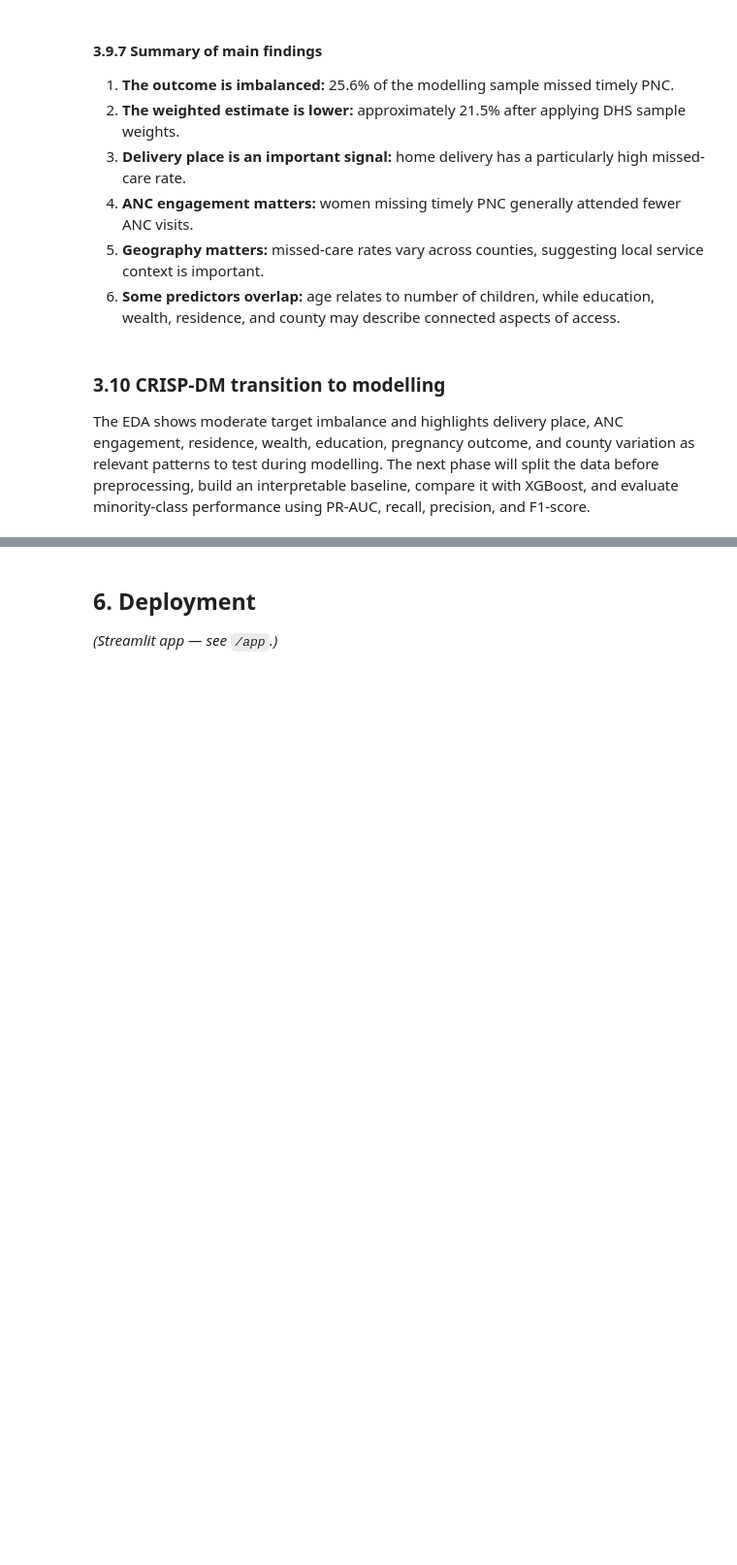
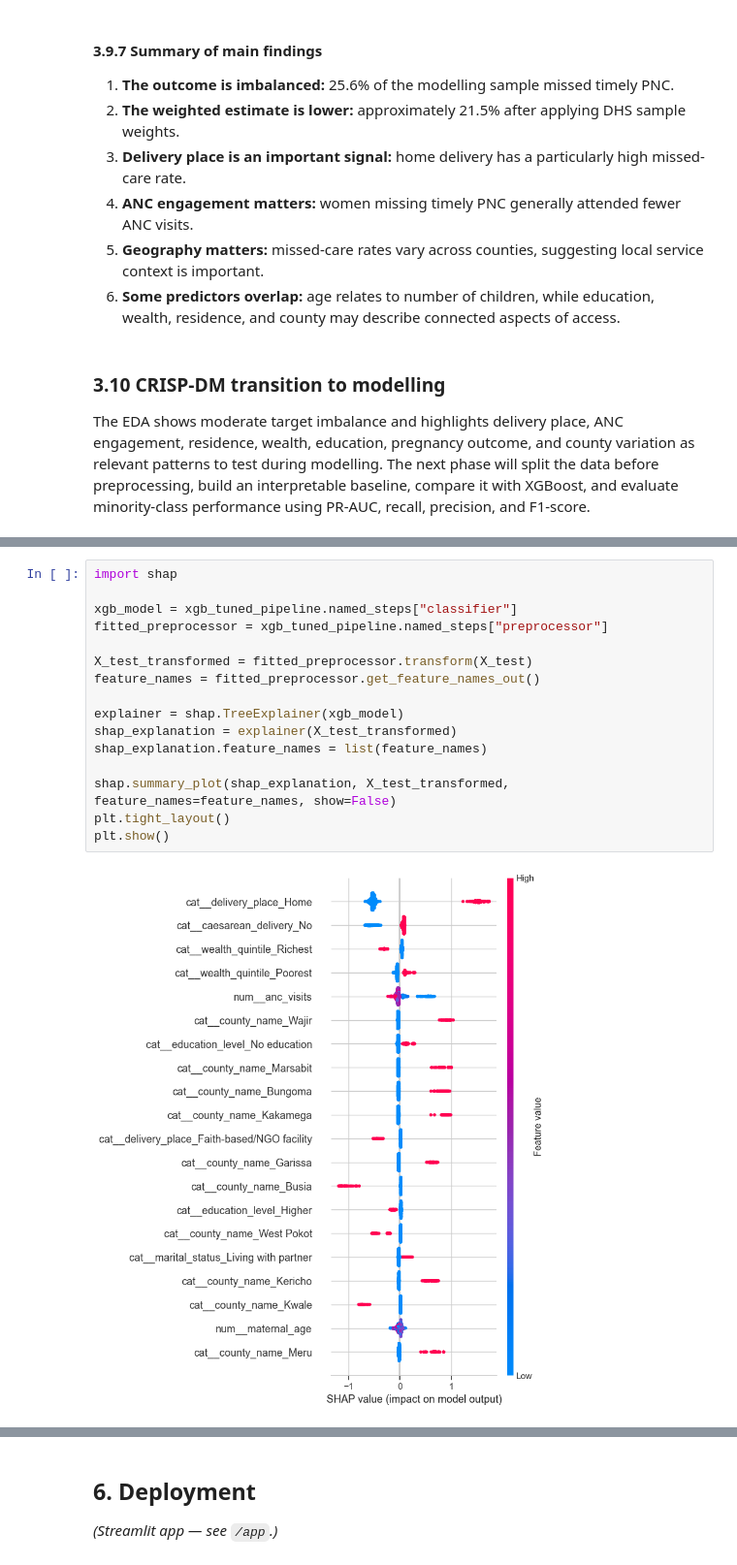
Before and after one commit to dr-baridiminer/Maternal_Health_PNC_Risk_Stratification_Capstone, a Jupyter notebook: notebooks/00_full_project.ipynb, the cells around one changed output, grey strips where cells are left out. Shown at 97% size. Cells and saved outputs as stored; diff of their text form; blank space fills up the shorter version.

```diff
--- a/notebooks/00_full_project.ipynb
+++ b/notebooks/00_full_project.ipynb
@@ -1193,0 +1516,18 @@ The EDA shows moderate target imbalance and highlights delivery place, ANC engag
+# %%
+import shap
+
+xgb_model = xgb_tuned_pipeline.named_steps["classifier"]
+fitted_preprocessor = xgb_tuned_pipeline.named_steps["preprocessor"]
+
+X_test_transformed = fitted_preprocessor.transform(X_test)
+feature_names = fitted_preprocessor.get_feature_names_out()
+
+explainer = shap.TreeExplainer(xgb_model)
+shap_explanation = explainer(X_test_transformed)
+shap_explanation.feature_names = list(feature_names)
+
+shap.summary_plot(shap_explanation, X_test_transformed, feature_names=feature_names, show=False)
+plt.tight_layout()
+plt.show()
+# %% [output]
+[figure, added]
```
Also changed, not shown: parts of 34 cells of this notebook.
